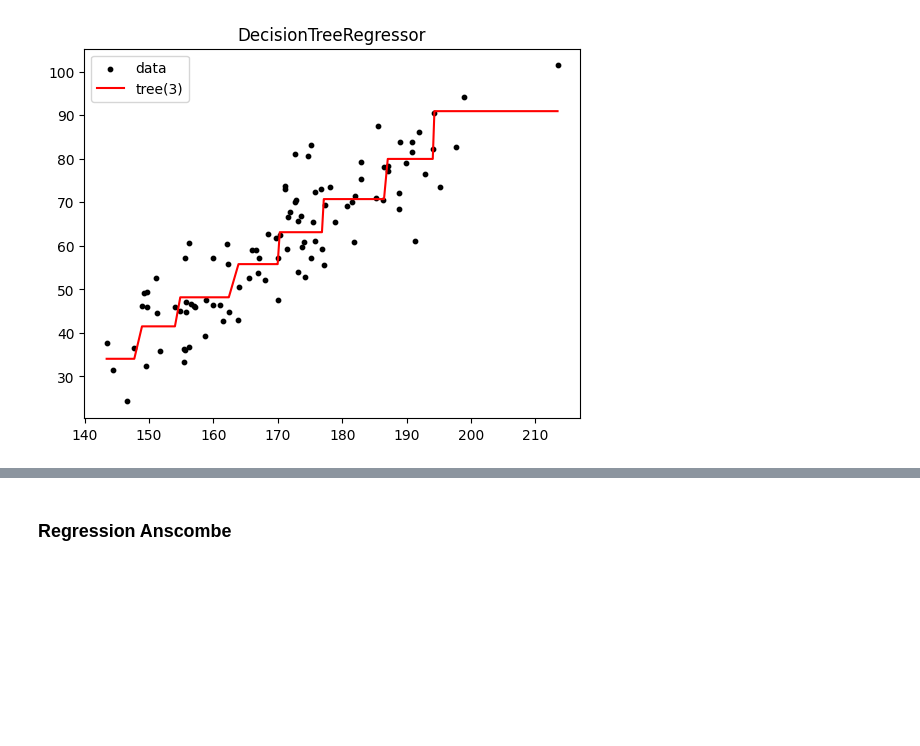
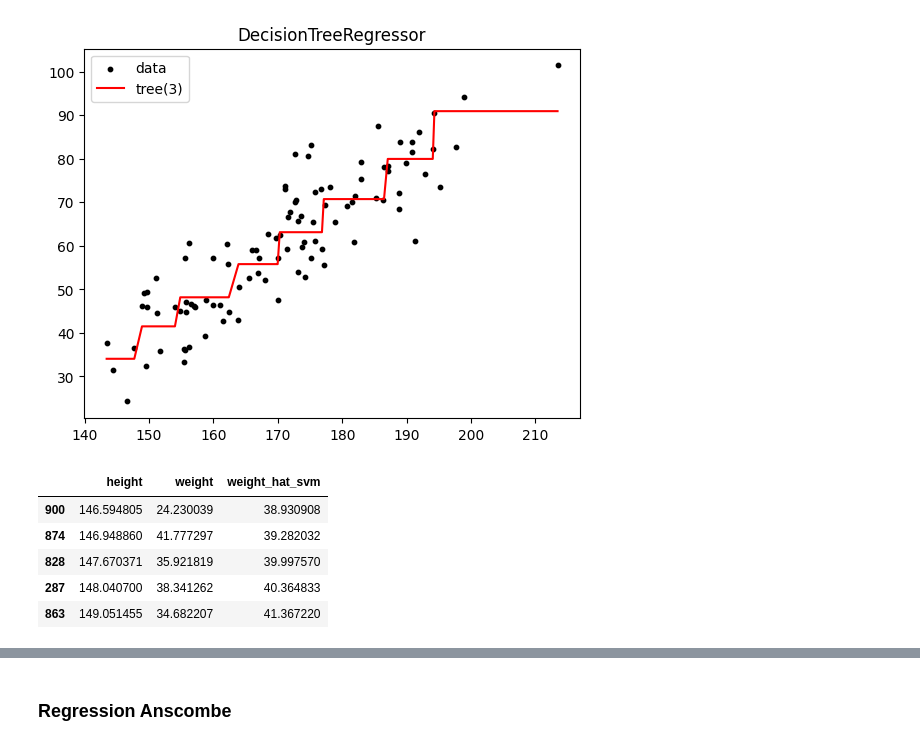
Before and after one commit to Biber76/MachineLearning, a Jupyter notebook: Regression.ipynb, the cells around one changed output, grey strips where cells are left out. Saved outputs shown, nothing was run; the diff lists cells and outputs as text; code cells hidden in the pictures; blank space fills up the shorter version.

```diff
--- a/Regression.ipynb
+++ b/Regression.ipynb
@@ -262,0 +268,10 @@ plt.show()
+# %%
+df_plot = df.sample(100)[['height', 'weight', 'weight_hat_svm']].sort_values('height')
+df_plot.head()
+# %% [output]
+|  | height | weight | weight_hat_svm |
+| 900 | 146.594805 | 24.230039 | 38.930908 |
+| 874 | 146.948860 | 41.777297 | 39.282032 |
+| 828 | 147.670371 | 35.921819 | 39.997570 |
+| 287 | 148.040700 | 38.341262 | 40.364833 |
+| 863 | 149.051455 | 34.682207 | 41.367220 |
```
Also changed, not shown: parts of 3 cells of this notebook.
